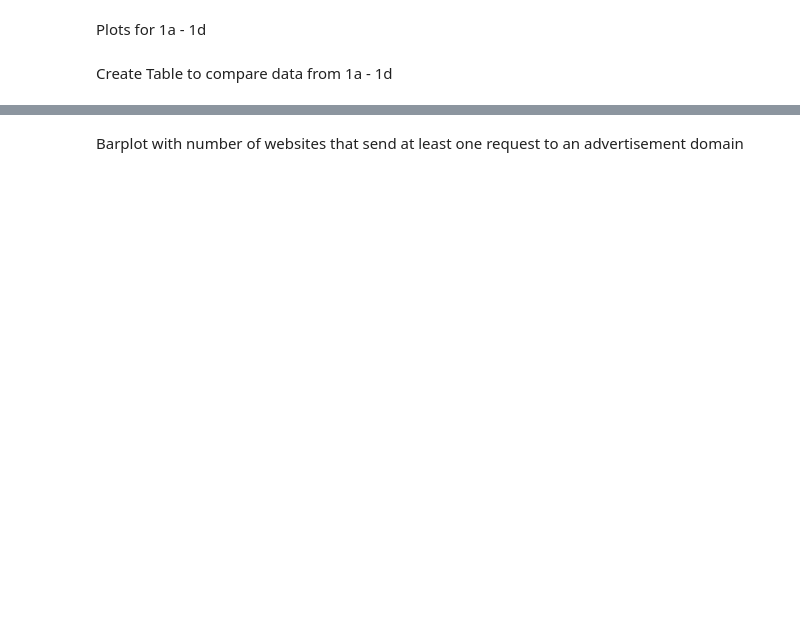
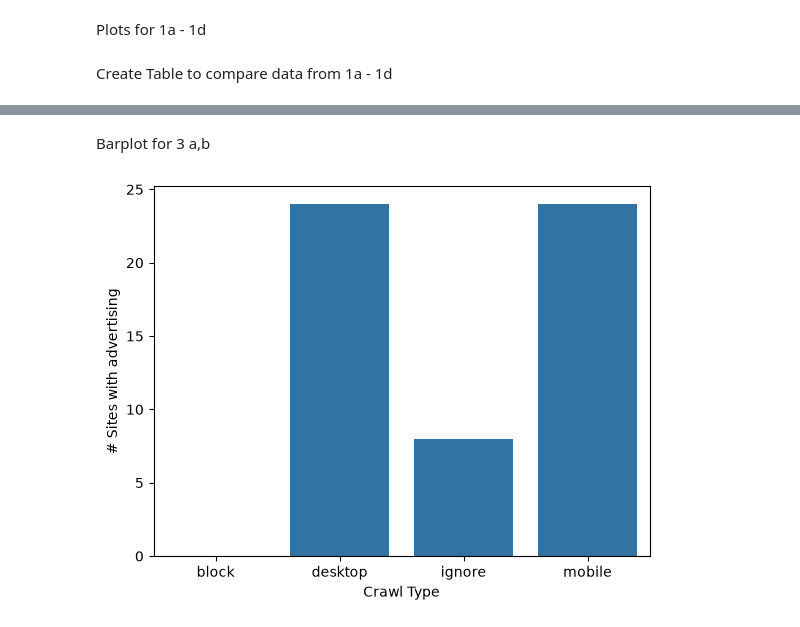
Before and after one commit to erikaw1644/OnlineTrackingAssignment2, a Jupyter notebook: crawler_src/crawler_analysis.ipynb, the cells around one changed output, grey strips where cells are left out. Drawn from its saved outputs; the diff is of its cells as text; code cells hidden in the pictures; blank space fills up the shorter version.

Commit message:
Added analysis functionality and plots for 3 and 4

```diff
--- a/crawler_src/crawler_analysis.ipynb
+++ b/crawler_src/crawler_analysis.ipynb
@@ -84,0 +86,23 @@ def get_number_of_distict_third_party_entities_per_website(third_party_entities)
+# %%
+services_file = open("disconnect/services.json", encoding="utf-8")
+services = json.load(services_file)
+services_file.close()
+
+domain_to_categories = {}
+for category, entity_list in services["categories"].items():
+    for entity_dict in entity_list:
+        for entity_name, entity_info in entity_dict.items():
+            for key,value in entity_info.items():
+                if isinstance(value, list):
+                    for domain in value:
+                        domain_to_categories.setdefault(domain, set()).add(category)
+
+def has_website_send_request(valid_entries, category):
+    for entry in valid_entries:
+        request_url = entry["request"]["url"]
+        request_domain = get_fld(request_url, fail_silently=True)
+        if request_domain is None:
+            continue
+        if category in domain_to_categories.get(request_domain,set()) :
+            return True
+    return False
@@ -85,3 +111,8 @@ def get_number_of_distict_third_party_entities_per_website(third_party_entities)
+# %%
+sites = pd.read_csv("../sites.csv")
+domain_to_country = {}
+for domain, country in zip(sites["domain"], sites["country"]):
+    domain_to_country[domain] = country
 # %% [markdown]
 Prepare data for plotting
 # %%
@@ -109,6 +140,9 @@ for crawl in hars:
             "num_third_party_requests": getNumThirdPartyRequests(valid_entries, page_url),
             "num_dist_third_party_domains": number_of_distinct_third_party_domains(third_party_domains),
             "num_dist_third_party_entites_per_website": get_number_of_distict_third_party_entities_per_website(third_party_entities),
+            "contacts_advertising": has_website_send_request(valid_entries, "Advertising"),
+            "contacts_analytics":   has_website_send_request(valid_entries, "Analytics"),
+            "country": domain_to_country[site]
         })
 
 df = pd.DataFrame(rows)
@@ -132,2 +198,0 @@ table
-# %% [markdown]
-Barplot with number of websites that send at least one request to an advertisement domain
@@ -141,0 +199,10 @@ def get_number_of_valid_entries_advertising(valid_entries):
+# %% [markdown]
+Barplot for 3 a,b
+# %%
+advertising_counts = df.groupby("mode")["contacts_advertising"].sum().reset_index()
+sns.barplot(advertising_counts, x="mode", y="contacts_advertising")
+plt.xlabel("Crawl Type")
+plt.ylabel("# Sites with advertising")
+plt.show()
+# %% [output]
+[figure, added]
```
Also changed, not shown: parts of 13 cells of this notebook.
